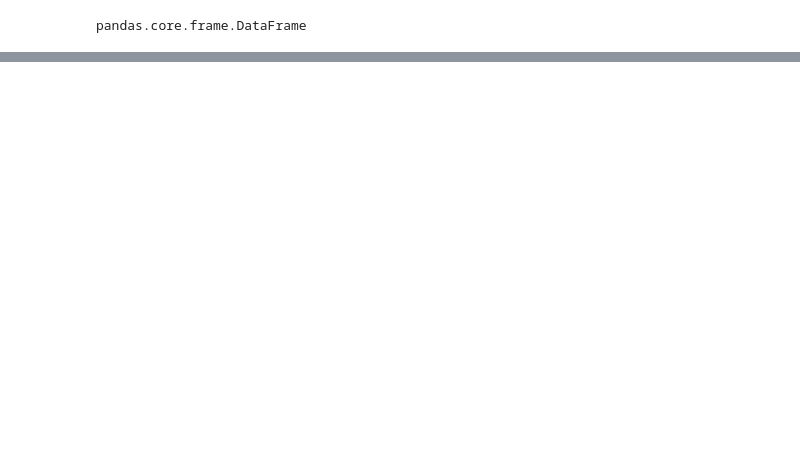
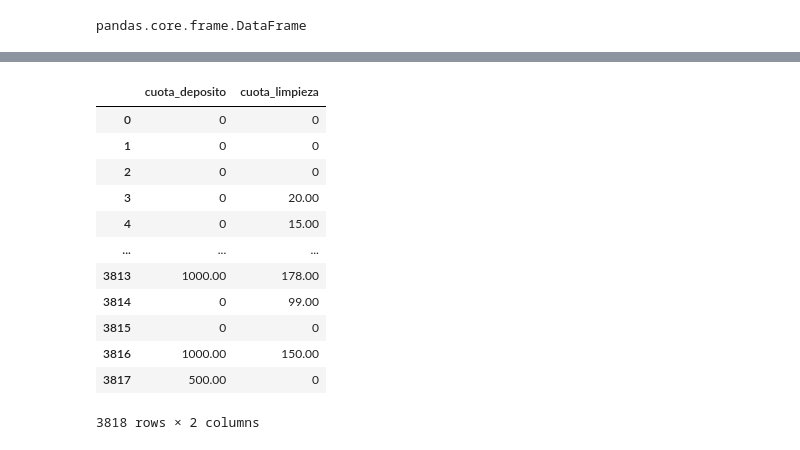
Before and after one commit to Liuz8/ETL-Oracle-Curso, a Jupyter notebook: manipulacion_datos.ipynb, the cells around one changed output, grey strips where cells are left out. Cells and saved outputs as stored; diff of their text form; code cells hidden in the pictures; blank space fills up the shorter version.

```diff
--- a/manipulacion_datos.ipynb
+++ b/manipulacion_datos.ipynb
@@ -44,0 +290,20 @@ pandas.core.frame.DataFrame
+# %%
+# El metodo apply solo funciona para series no para data frames
+# En cambio usamos el metodo map que si funciona para data frames
+datos[['cuota_deposito', 'cuota_limpieza']] = datos[['cuota_deposito', 'cuota_limpieza']].map(lambda x: x.replace('$','').replace(',','').strip())
+# %%
+datos[['cuota_deposito', 'cuota_limpieza']]
+# %% [output]
+|  | cuota_deposito | cuota_limpieza |
+| 0 | 0 | 0 |
+| 1 | 0 | 0 |
+| 2 | 0 | 0 |
+| 3 | 0 | 20.00 |
+| 4 | 0 | 15.00 |
+| ... | ... | ... |
+| 3813 | 1000.00 | 178.00 |
+| 3814 | 0 | 99.00 |
+| 3815 | 0 | 0 |
+| 3816 | 1000.00 | 150.00 |
+| 3817 | 500.00 | 0 |
+3818 rows × 2 columns
```
Also changed, not shown: parts of 25 cells of this notebook.
